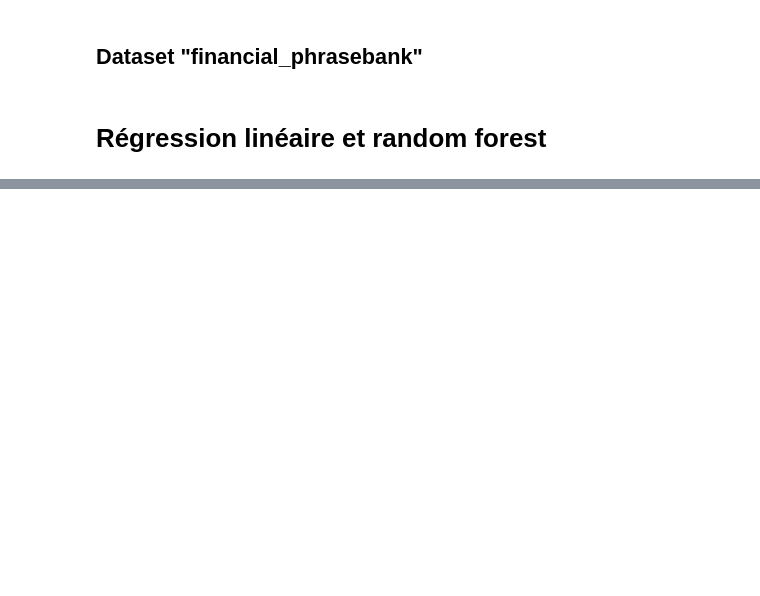
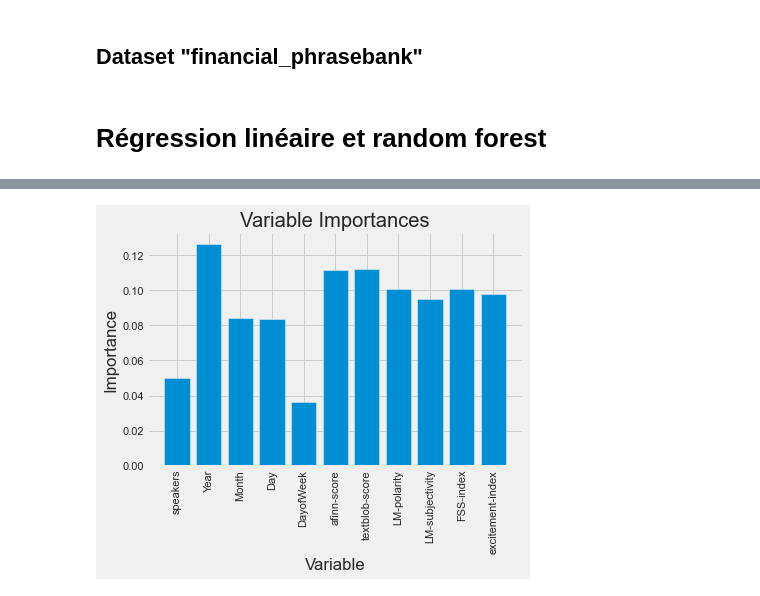
Before and after one commit to a-issac/central-bank-speech-analysis, a Jupyter notebook: Notebook.ipynb, the cells around one changed output, grey strips where cells are left out. Saved outputs shown, nothing was run; the diff lists cells and outputs as text; code cells hidden in the pictures; blank space fills up the shorter version.

```diff
--- a/Notebook.ipynb
+++ b/Notebook.ipynb
@@ -1327,0 +1464,8 @@ plt.plot(Y_test.index, lr.predict(X_test))
+# %%
+df["speakers"] = le.fit_transform(df["speakers"])
+daily_df = df.drop(columns=['Unnamed: 0','title','subtitle','contents']).groupby(df.index).mean()
+
+
+features=daily_df.join(eurusd_df["Daily Variation"]).dropna() #.apply(np.sign) pour les Classifier
+#features = pd.get_dummies(features) ???
+features
@@ -1327,0 +1487,14 @@ plt.plot(Y_test.index, lr.predict(X_test))
+# %%
+# Labels are the values we want to predict
+labels = np.array(features['Daily Variation'])
+# Remove the labels from the features
+# axis 1 refers to the columns
+features= features.drop('Daily Variation', axis = 1)
+# Saving feature names for later use
+feature_list = list(features.columns)
+# Convert to numpy array
+features = np.array(features)
+
+train_features, test_features, train_labels, test_labels = train_test_split(features, labels, test_size = 0.3, random_state = 1)
+# %%
+rf.fit(train_features, train_labels)
@@ -1327,0 +1512,9 @@ plt.plot(Y_test.index, lr.predict(X_test))
+# %%
+# Get numerical feature importances
+importances = list(rf.feature_importances_)
+# List of tuples with variable and importance
+feature_importances = [(feature, round(importance, 2)) for feature, importance in zip(feature_list, importances)]
+# Sort the feature importances by most important first
+feature_importances = sorted(feature_importances, key = lambda x: x[1], reverse = True)
+# Print out the feature and importances
+[print('Variable: {:20} Importance: {}'.format(*pair)) for pair in feature_importances];
@@ -1327,0 +1533,14 @@ plt.plot(Y_test.index, lr.predict(X_test))
+# %%
+%matplotlib inline
+# Set the style
+plt.style.use('fivethirtyeight')
+# list of x locations for plotting
+x_values = list(range(len(importances)))
+# Make a bar chart
+plt.bar(x_values, importances, orientation = 'vertical')
+# Tick labels for x axis
+plt.xticks(x_values, feature_list, rotation='vertical')
+# Axis labels and title
+plt.ylabel('Importance'); plt.xlabel('Variable'); plt.title('Variable Importances');
+# %% [output]
+[figure, added]
```
Also changed, not shown: parts of 33 cells of this notebook.
